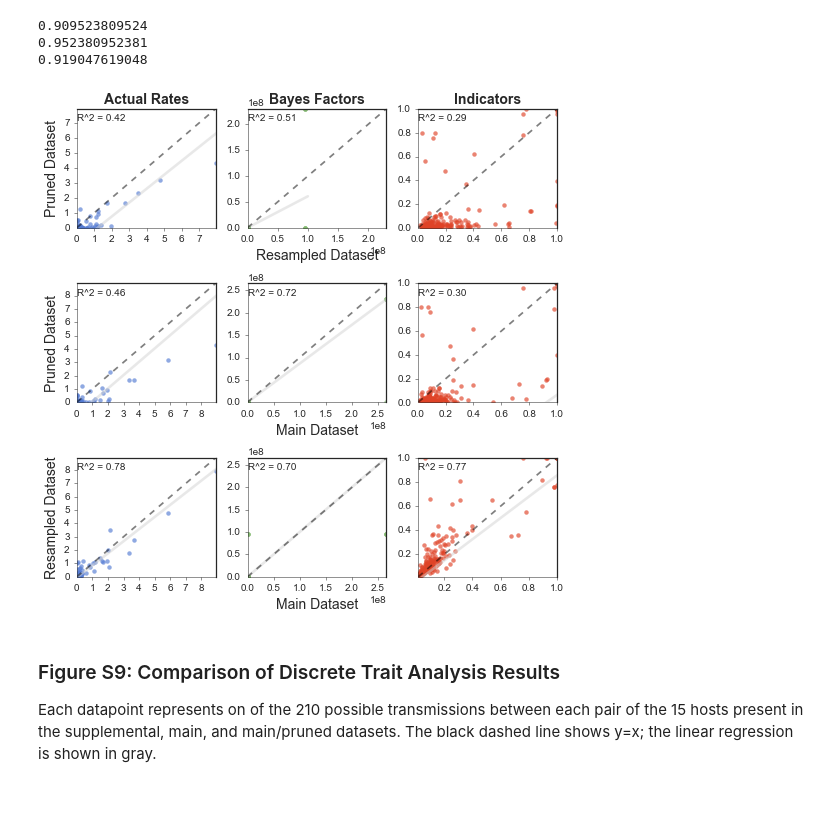
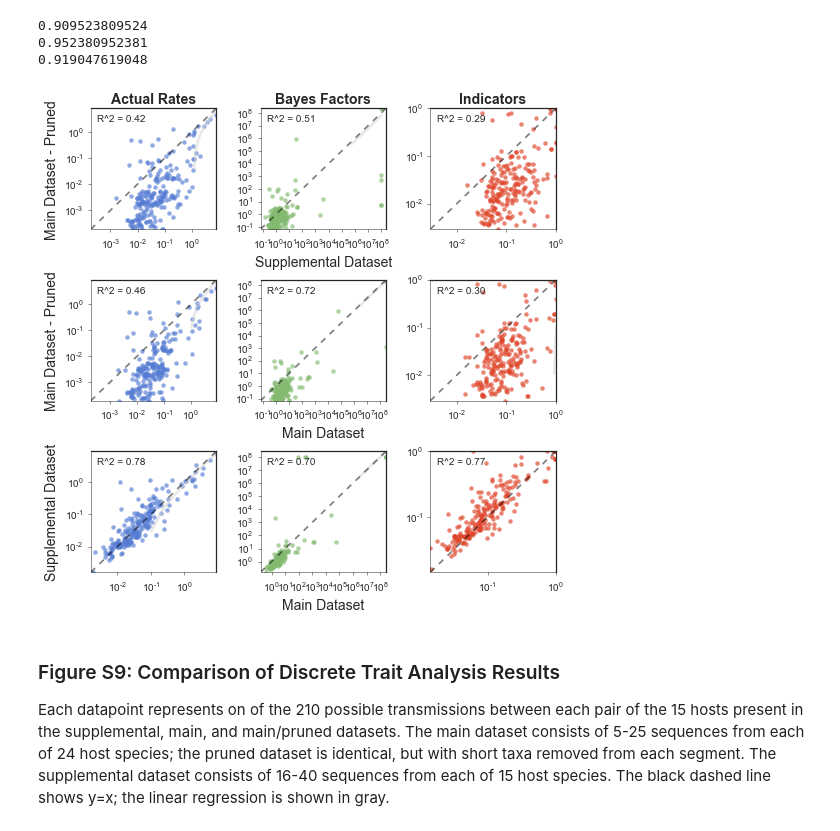
Before and after one commit to blab/siv-cst, a Jupyter notebook: figures/supplement/S9-compare_discreteTraits.ipynb, the cells around one changed output. Drawn from its saved outputs; the diff is of its cells as text; code cells hidden in the pictures; blank space fills up the shorter version.

```diff
--- a/figures/supplement/S9-compare_discreteTraits.ipynb
+++ b/figures/supplement/S9-compare_discreteTraits.ipynb
@@ -183,6 +183,8 @@ def plot_comparison(xdata, ydata, ax, log, xlabel, ylabel, color):
         reg = sns.regplot(xdata.map(np.log10), ydata.map(np.log10), ax=ax,
                     line_kws={'color': 'lightgray', 'alpha': 0.5}, scatter_kws={'alpha': 0}, ci=None)
         R_squared = r_squared(xdata.map(np.log10), ydata.map(np.log10))
+
+        ax.loglog()
 
     else:
         ### For indicators: not on a log scale. Plot points and regression simultaneously.
@@ -197,7 +199,7 @@ def plot_comparison(xdata, ydata, ax, log, xlabel, ylabel, color):
                max(xdata.max(), ydata.max())]
 
     ax.plot(lims, lims, '--', color='k', alpha=0.5)
-    ax.text(lims[0], lims[1]-0.1*lims[1], 'R^2 = %.2f'%R_squared)
+    ax.text(0.05, 0.95, 'R^2 = %.2f'%R_squared, ha='left', va='top', transform=ax.transAxes)
 
     # Set axis limits
     ax.set_xlim(lims)
@@ -224,15 +226,15 @@ fig, (top, middle, bottom) = plt.subplots(figsize=(7.5,7.5),nrows=3,ncols=3, fac
 top[0].set_title('Actual Rates', size=14, fontweight='bold')
 plot_comparison(compare['main_ar'], compare['resampled_ar'],
                 bottom[0], log=True, color='#547BD3',
-                xlabel=' ', ylabel='Resampled Dataset')
+                xlabel=' ', ylabel='Supplemental Dataset')
 
 plot_comparison(compare['main_ar'], compare['pruned_ar'],
                 middle[0], log=True, color='#547BD3',
-                xlabel=' ', ylabel='Pruned Dataset')
+                xlabel=' ', ylabel='Main Dataset - Pruned')
 
 plot_comparison(compare['resampled_ar'], compare['pruned_ar'],
                 top[0], log=True, color='#547BD3',
-                xlabel=' ', ylabel='Pruned Dataset')
+                xlabel=' ', ylabel='Main Dataset - Pruned')
 
 
 # Compare Bayes Factors
@@ -242,36 +244,36 @@ plot_comparison(compare['main_bf'], compare['resampled_bf'],
                 xlabel='Main Dataset', ylabel=' ')
 
 plot_comparison(compare['main_bf'], compare['pruned_bf'],
                 middle[1], log=True, color='#83BA70',
                 xlabel='Main Dataset', ylabel=' ')
 
 plot_comparison(compare['resampled_bf'], compare['pruned_bf'],
                 top[1], log=True, color='#83BA70',
-                xlabel='Resampled Dataset', ylabel=' ')
+                xlabel='Supplemental Dataset', ylabel=' ')
 
 # Compare Indicators
 top[2].set_title('Indicators', size=14, fontweight='bold')
 plot_comparison(compare['main_indicator'], compare['resampled_indicator'],
                 bottom[2], log=True, color='#DF4327',
                 xlabel=' ', ylabel=' ')
 
 plot_comparison(compare['main_indicator'], compare['pruned_indicator'],
                 middle[2], log=True, color='#DF4327',
                 xlabel=' ', ylabel=' ')
 
 plot_comparison(compare['resampled_indicator'], compare['pruned_indicator'],
                 top[2], log=True, color='#DF4327',
                 xlabel=' ', ylabel=' ')
 
 ### Make it pretty
 sns.set_style(style='white')
 plt.tight_layout()
 
 ### Save our work
 plt.savefig('../png/FigS9.png', bbox_inches='tight', dpi=600)
 # %% [output]
-[figure, old version]
+[figure, new version]
 # %% [markdown]
 ### Figure S9: Comparison of Discrete Trait Analysis Results
 
-Each datapoint represents on of the 210 possible transmissions between each pair of the 15 hosts present in the supplemental, main, and main/pruned datasets. The black dashed line shows y=x; the linear regression is shown in gray.
+Each datapoint represents on of the 210 possible transmissions between each pair of the 15 hosts present in the supplemental, main, and main/pruned datasets. The main dataset consists of 5-25 sequences from each of 24 host species; the pruned dataset is identical, but with short taxa removed from each segment. The supplemental dataset consists of 16-40 sequences from each of 15 host species. The black dashed line shows y=x; the linear regression is shown in gray.
```
Also changed, not shown: 1 other file.
